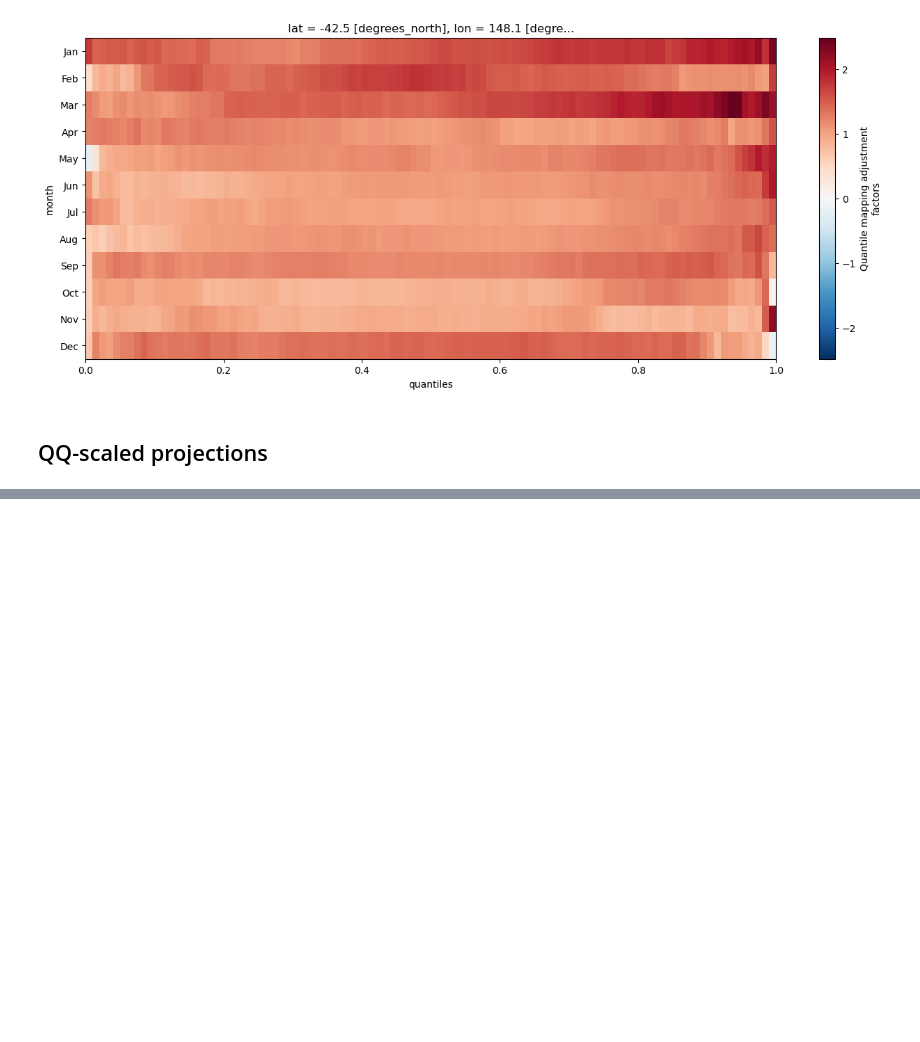
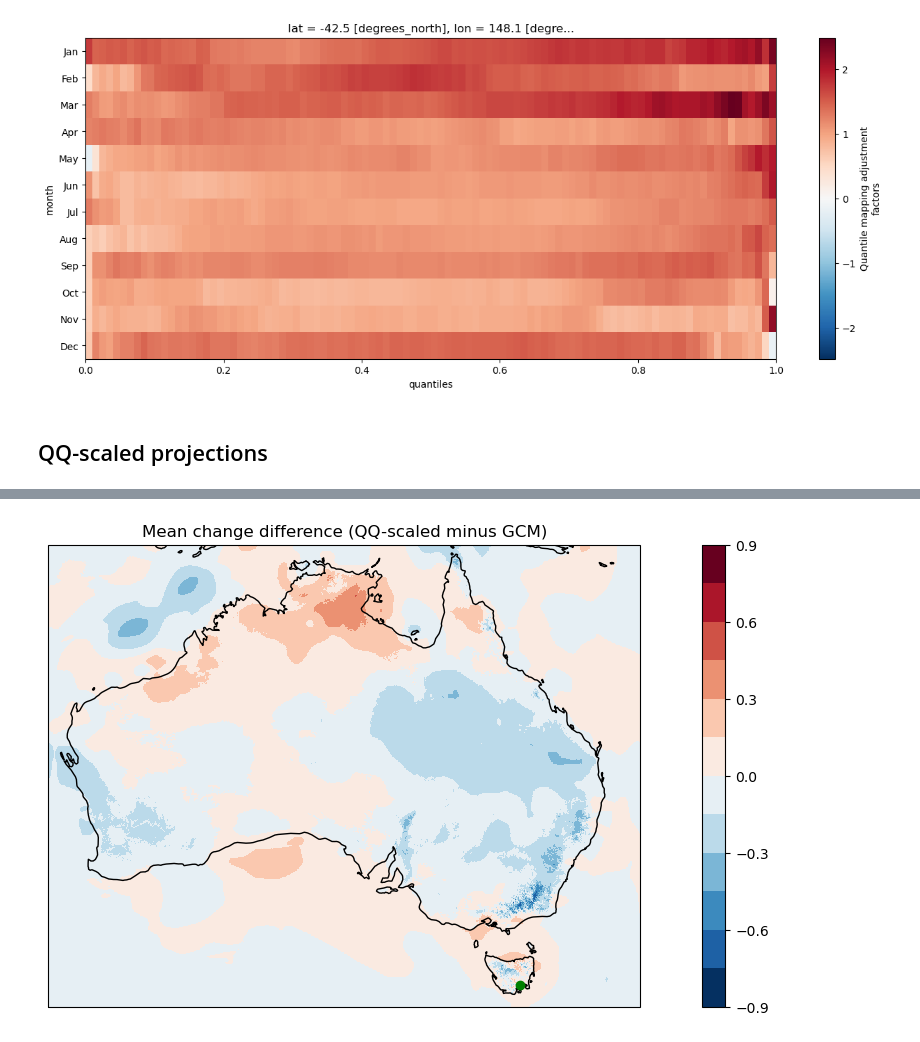
Before and after one commit to AusClimateService/qqscale, a Jupyter notebook: validation.ipynb, the cells around one changed output, grey strips where cells are left out. Saved outputs shown, nothing was run; the diff lists cells and outputs as text; code cells hidden in the pictures; blank space fills up the shorter version.

```diff
--- a/validation.ipynb
+++ b/validation.ipynb
@@ -354,3 +405,6 @@ qq_mean_change = qq_clim - obs_clim
 # %%
-## TODO: Put the qq_mean_change and model_mean_change on the same grid and look at the difference.
+regridder = xe.Regridder(model_mean_change, qq_mean_change, "bilinear")
+model_mean_change_regridded = regridder(model_mean_change)
+# %%
+mean_change_difference = qq_mean_change - model_mean_change_regridded
 # %%
@@ -396,3 +452,24 @@ plt.show()
+# %%
+fig = plt.figure(figsize=[16, 6])
+
+ax1 = fig.add_subplot(111, projection=ccrs.PlateCarree())
+mean_change_difference.plot(
+    ax=ax1,
+    transform=ccrs.PlateCarree(),
+    cmap='RdBu_r',
+    levels=13,
+)
+ax1.set_title('Mean change difference (QQ-scaled minus GCM)')
+
+ax1.coastlines()
+if example_point:
+    lat, lon = example_point
+    ax1.plot(lon, lat, 'go', zorder=5, transform=ccrs.PlateCarree())
+
+#plt.suptitle(f'{model_name}, {future_scenario} projected change')
+plt.show()
+# %% [output]
+[figure, added]
 # %%
 fig, ax = plt.subplots(figsize=[14, 7])
 if 'lat' in qq_obs.dims:
```
Also changed, not shown: parts of 14 cells of this notebook, 2 other files.
